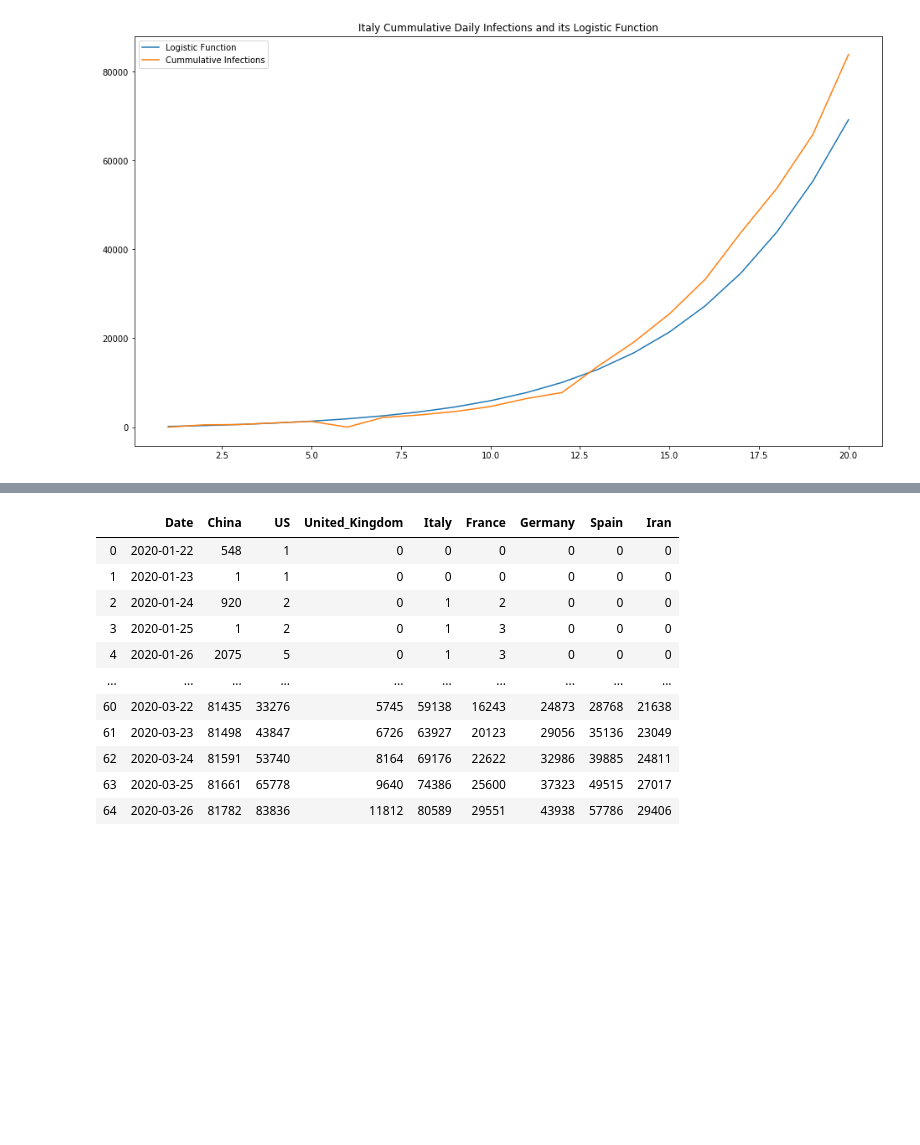
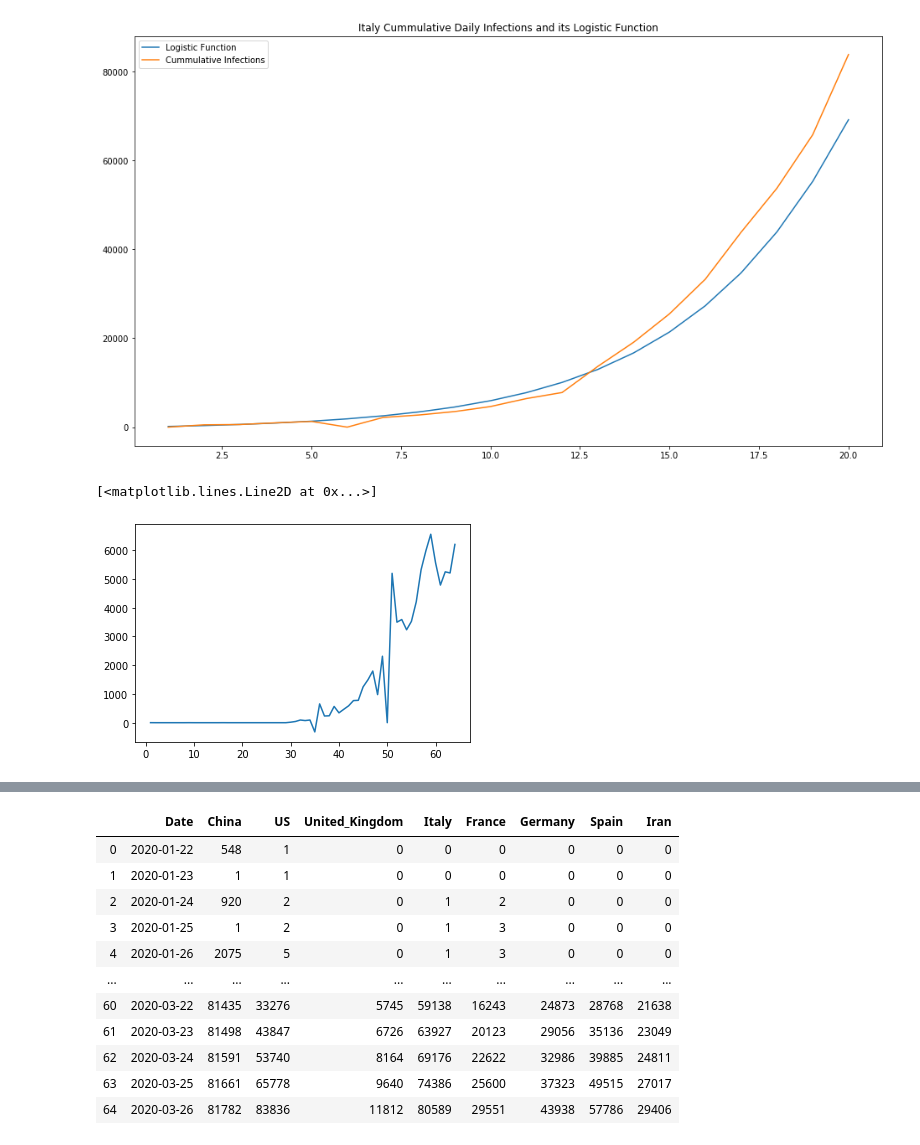
Before and after one commit to Rui666666/FRM_covid19, a Jupyter notebook: simple_hubbert_curve_fitting.ipynb, the cells around one changed output, grey strips where cells are left out. Cells and saved outputs as stored; diff of their text form; code cells hidden in the pictures; blank space fills up the shorter version.

Commit message:
added visualise in notebook code

```diff
--- a/simple_hubbert_curve_fitting.ipynb
+++ b/simple_hubbert_curve_fitting.ipynb
@@ -116,6 +140,11 @@ plt.legend()
 # %% [output]
 <matplotlib.legend.Legend at 0x...>
 [figure]
+# %%
+plt.plot(data.Italy.diff())
+# %% [output]
+[<matplotlib.lines.Line2D at 0x...>]
+[figure, added]
 # %%
 x_pred = np.linspace(0,60,60)
 plt.figure(figsize=(16,9))
```
Also changed, not shown: parts of 5 cells of this notebook, 5 other files.
